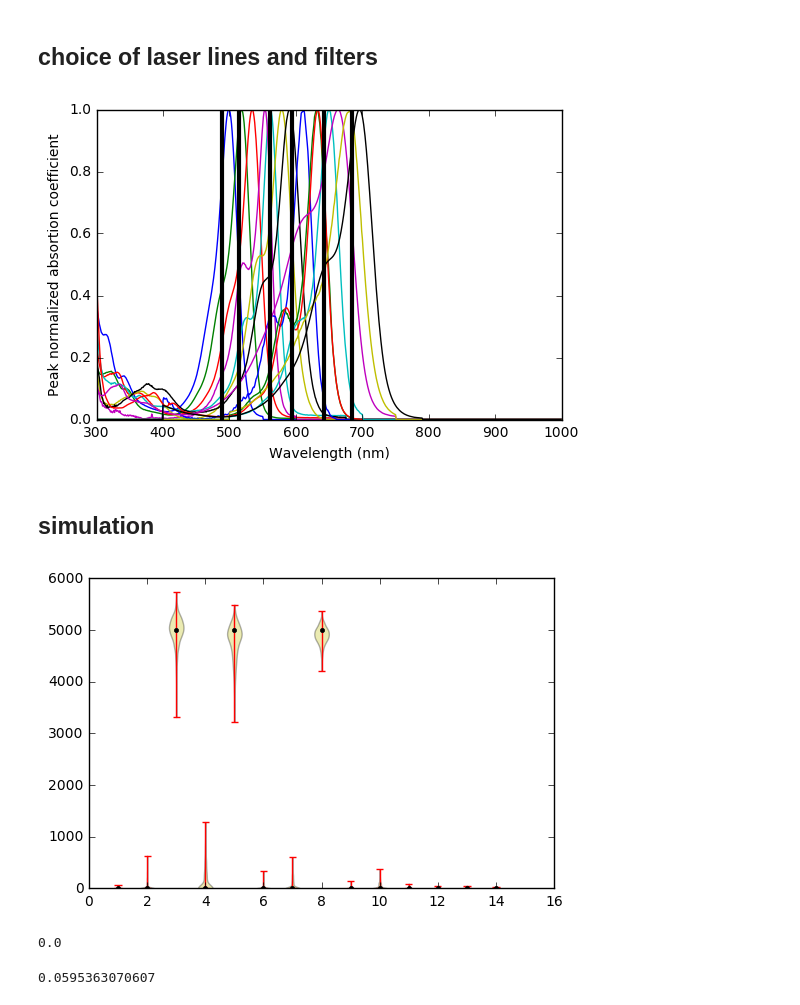
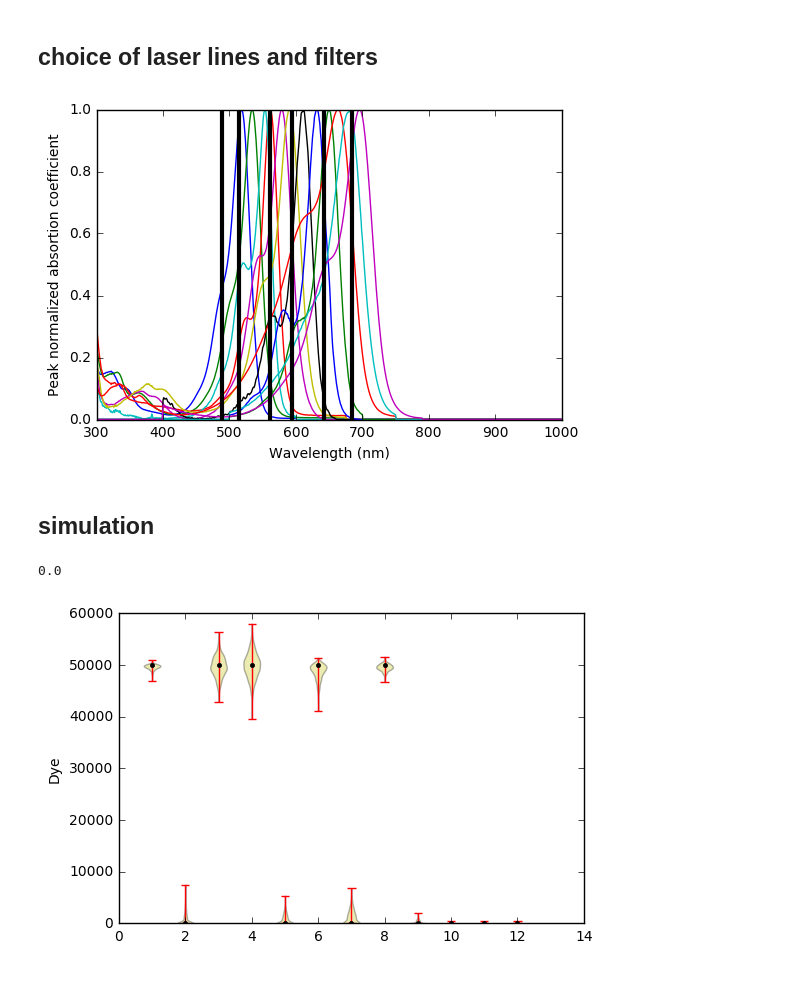
Before and after one commit to sofroniewn/unmixer, a Jupyter notebook: example.ipynb, the cells around one changed output. Saved outputs shown, nothing was run; the diff lists cells and outputs as text; code cells hidden in the pictures.

```diff
--- a/example.ipynb
+++ b/example.ipynb
@@ -76,7 +76,7 @@ import matplotlib.pyplot as plt
 from unmixer import load
 # %%
 dyes = load()
-dyes = dyes[:14]
+dyes = dyes[1:9] + dyes[10:14]
 #dyes = [dyes[d] for d in [0, 1, 3, 6, 10]]
 # %%
 for d in dyes:
@@ -126,10 +126,10 @@ plt.xlabel('Wavelength (nm)');
 plt.ylabel('Peak normalized absortion coefficient');
 plt.ylim([0, 1]);
 # %% [output]
-[figure, old version]
+[figure, new version]
 # %%
 from numpy import linspace
-filter_bands = linspace(500, 750, 32).astype(int)
+filter_bands = linspace(450, 750, 32).astype(int)
 #filter_bands = [400, 700]
 # %%
 from unmixer import convert
@@ -154,5 +154,5 @@ coeff = {'emission': [x[1] for x in coeffs_spectra],
          'graylevel' : 37000.0/2**16, #dynamic range 37,000 and 16-bit AD converter
          'qe' : 0.82 #max qe
         }
-count_raw = [0, 0, 1, 0, 1, 0, 0, 1, 0, 0, 0, 0, 0, 0]
-counts = [5000*c for c in count_raw]
+count_raw = [1, 0, 1, 1, 0, 1, 0, 1, 0, 0, 0, 0]
+counts = [2000*c + 0 for c in count_raw]
@@ -161,18 +159,10 @@ results = run(coeff, counts, 1000, constrained = True)
 # %%
+results = run(coeff, counts, 1000, constrained = 'nnls')
 plt.violinplot(results);
 plt.plot([x+1 for x in range(len(counts))], counts, '.k');
-#plt.ylim([-200, 12000]);
+plt.ylabel('Estimated photons');
+plt.ylabel('Dye');
+print(error_rate(results, count_raw))
 # %% [output]
+0.0
-[figure, old version]
+[figure, new version]
-# %%
-error_rate(results, count_raw)
-# %% [output]
-0.0
-# %%
-signal = generate(counts, coeff)
-estimate = infer(signal, coeff, constrained = True)
-accuracy = compare(estimate, counts)
-
-print(accuracy/asarray(counts).sum())
-# %% [output]
-0.0595363070607
```
Also changed, not shown: parts of 23 cells of this notebook, 1 other file.
